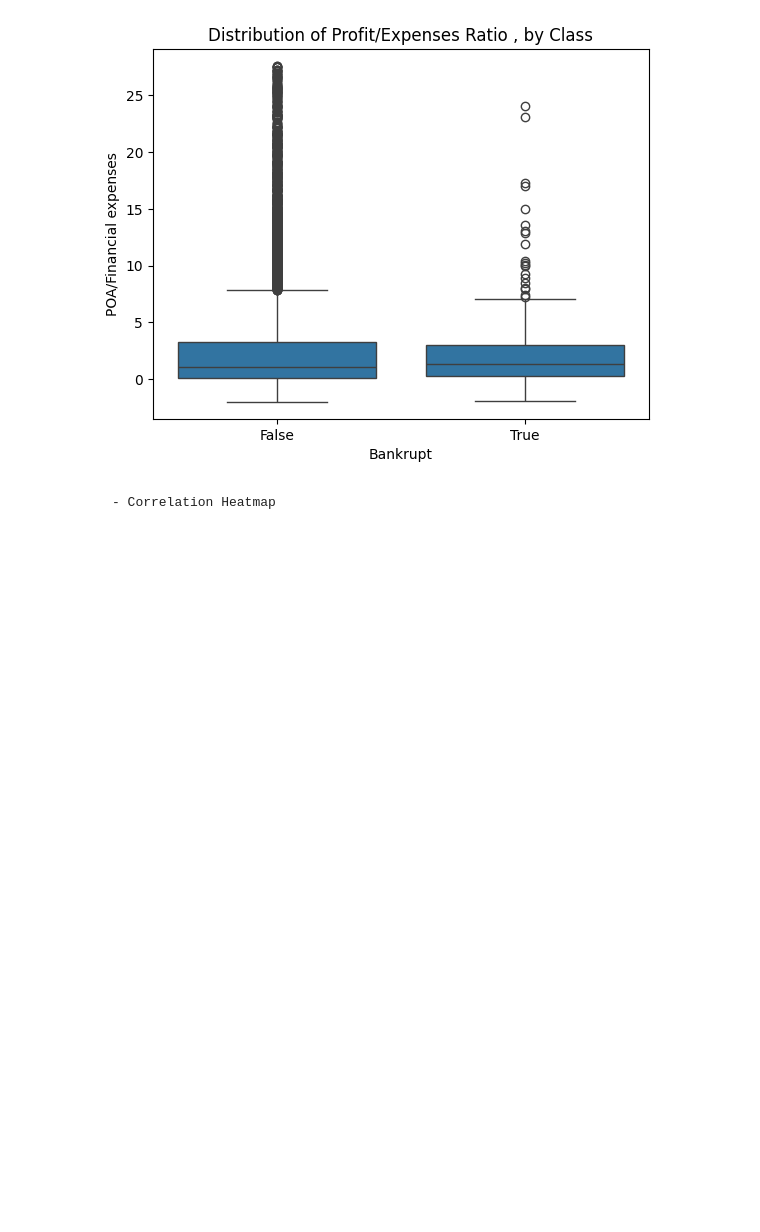
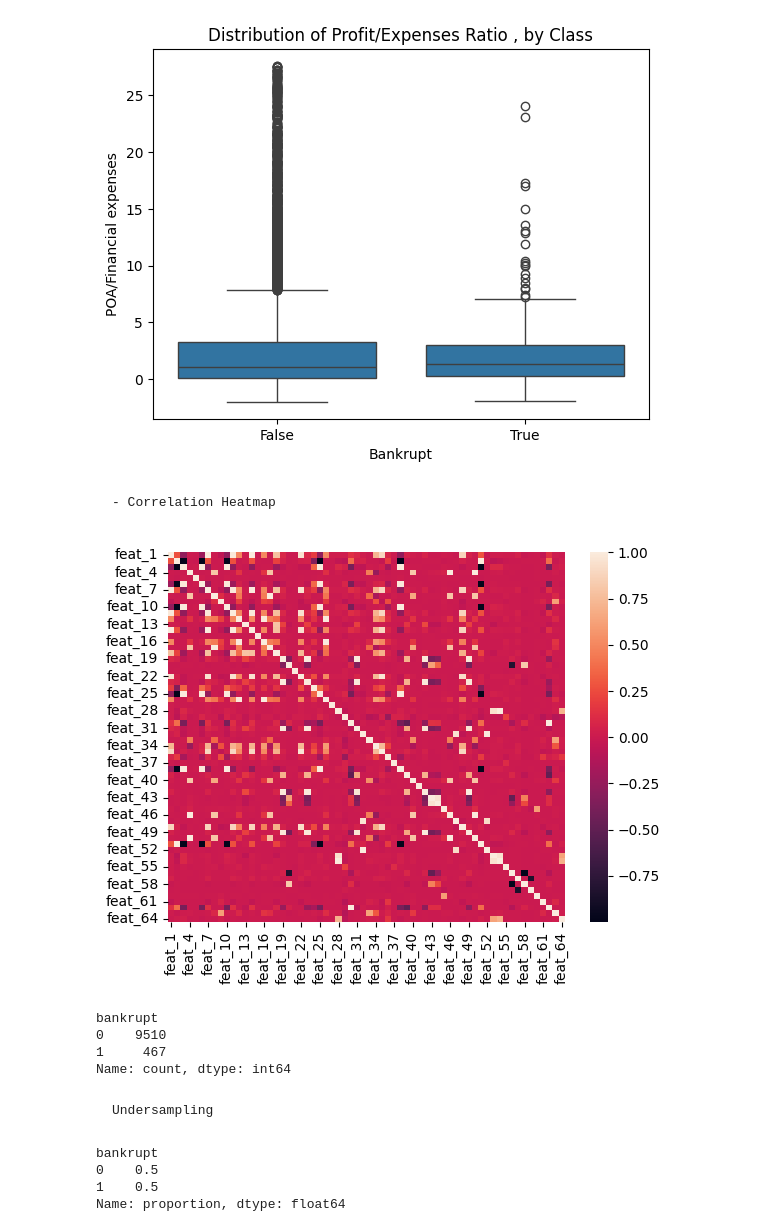
Before and after one commit to tech-ml-quant-luv/Applied_data_science_lab_worldquant, a Jupyter notebook: Project 5 - Bankruptcy in Poland (Gradient Boosting)/052-imbalanced-data.ipynb, the cells around one changed output. Saved outputs shown, nothing was run; the diff lists cells and outputs as text; code cells hidden in the pictures; blank space fills up the shorter version.

```diff
--- a/Project 5 - Bankruptcy in Poland (Gradient Boosting)/052-imbalanced-data.ipynb
+++ b/Project 5 - Bankruptcy in Poland (Gradient Boosting)/052-imbalanced-data.ipynb
@@ -148,3 +155,8 @@ Text(0.5, 1.0, 'Distribution of Profit/Expenses Ratio , by Class')
 [figure]
 # %% [markdown]
     - Correlation Heatmap
+# %%
+corr = df.drop(columns=["bankrupt"]).corr()
+sns.heatmap(corr);
+# %% [output]
+[figure, added]
@@ -150,0 +169,9 @@ Text(0.5, 1.0, 'Distribution of Profit/Expenses Ratio , by Class')
+# %%
+y.value_counts()
+# %% [output]
+bankrupt
+0    9510
+1     467
+Name: count, dtype: int64
+# %% [markdown]
+    Undersampling
@@ -150,0 +181,7 @@ Text(0.5, 1.0, 'Distribution of Profit/Expenses Ratio , by Class')
+# %%
+y_train_under.value_counts(normalize=True)
+# %% [output]
+bankrupt
+0    0.5
+1    0.5
+Name: proportion, dtype: float64
```
Also changed, not shown: parts of 26 cells of this notebook, 1 other file.
